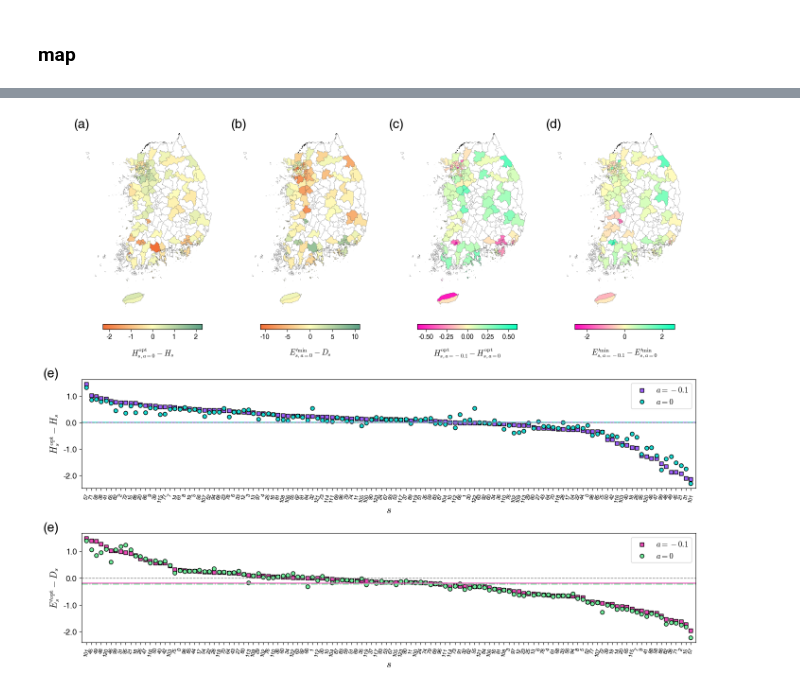
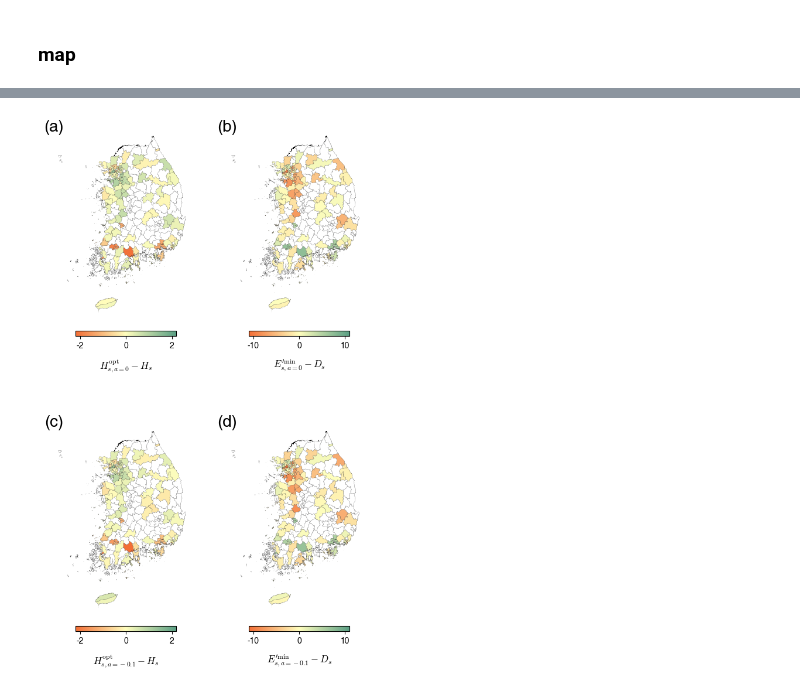
Before and after one commit to kwyosu7/Tuberculosis_hospital_optimization, a Jupyter notebook: article_figure.ipynb, the cells around one changed output, grey strips where cells are left out. Cells and saved outputs as stored; diff of their text form; code cells hidden in the pictures.

```diff
--- a/article_figure.ipynb
+++ b/article_figure.ipynb
@@ -1022,8 +1023,8 @@ def b(data_, a):
 	return (E_0-atNp)/E_0 # b
 # %%
 year= 2022
-i_0=5
-i_01=15
+i_0=15
+i_01=5
 i_005=10
 path='/home/users/YongsungKwon/workplace/Yongpyter/Tuberculosis_hospital_optimization/data_result/'
 data = pd.read_csv(path+'data_over40/'+str(year)+'_40.txt',sep=',')
@@ -1059,6 +1060,9 @@ concat_h_01 = []
 concat_h_0 = []
 concat_E_01 = []
 concat_E_0 = []
+concat_E_01nd=[]
+concat_h_01nd=[]
+
 for l, e in kr_sgg.iterrows():
 	sido = search_sido(e['SIG_CD'])
 	sigungu = e['SIG_KOR_NM']
@@ -1075,7 +1079,8 @@ for l, e in kr_sgg.iterrows():
 		concat_h_0.append(np.nan)
 		concat_E_01.append(np.nan)
 		concat_E_0.append(np.nan)
-
+		concat_E_01nd.append(np.nan)
+		concat_h_01nd.append(np.nan)
 
 
 	else:
@@ -1084,15 +1089,21 @@ for l, e in kr_sgg.iterrows():
 		dE_0 = dt['E_opt_0'].iloc[0] - dt['D'].iloc[0]
 		dh_01 = dt['h_opt_01'].iloc[0] - dt['h_opt_0'].iloc[0]
 		dh_0 =  dt['h_opt_0'].iloc[0] - dt['h'].iloc[0]
+		dE_01nd = dt['E_opt_01'].iloc[0] - dt['D'].iloc[0]
+		dh_01nd =  dt['h_opt_01'].iloc[0] - dt['h'].iloc[0]
 
 		concat_h_01.append(dh_01)
 		concat_h_0.append(dh_0)
 		concat_E_01.append(dE_01)
 		concat_E_0.append(dE_0)
+		concat_E_01nd.append(dE_01nd)
+		concat_h_01nd.append(dh_01nd)
 
 # 결과를 kr_sgg에 추가
 kr_sgg['h_opt_01'] = concat_h_01
 kr_sgg['h_opt_0'] = concat_h_0
 kr_sgg['E_opt_01'] = concat_E_01
 kr_sgg['E_opt_0'] = concat_E_0
+kr_sgg['E_opt_01nd'] = concat_E_01nd
+kr_sgg['h_opt_01nd'] = concat_h_01nd
 # %%
@@ -1219,88 +1197,43 @@ plt.show()
 # %%
-fig = plt.figure(figsize=[14, 12])  # Adjust figure size
+fig = plt.figure(figsize=[7, 12])  # Adjust figure size
 
-gs = GridSpec(3, 4, figure=fig, height_ratios=[2, 1, 1])  # First row for maps, second row for scatter plot
+gs = GridSpec(2, 2, figure=fig, height_ratios=[1, 1])  # First row for maps, second row for scatter plot
 
 title_pos = [-0., 1.]
 title_size = 20
 
 colors_0 = ['#FFFFFF']
 cmap_0 = LinearSegmentedColormap.from_list('zero_cmap', colors_0, gamma=1)
 norm_0 = mpl.colors.Normalize(vmin=0, vmax=0.1)
 
 color_map1 = ['#F26E36', '#FFFEBD', '#5A9F84']
 cmap_1 = LinearSegmentedColormap.from_list('my_cmap1', color_map1, gamma=1)
 
 color_map2 = ['#FF04BD', '#FFFEBD', '#09FEBD']
 cmap_2 = LinearSegmentedColormap.from_list('my_cmap2', color_map2, gamma=1)
 
 # First row: 4 maps
-map_columns = ['h_opt_0', 'E_opt_0', 'h_opt_01', 'E_opt_01']
-cmap_list = [cmap_1, cmap_1, cmap_2, cmap_2]
+map_columns = ['h_opt_0', 'E_opt_0', 'h_opt_01nd', 'E_opt_01nd']
+cmap_list = [cmap_1, cmap_1, cmap_1, cmap_1]
 labels = [
     r'$H^\mathrm{opt}_{s,a=0} - H_s$',
     r'$E^{\prime\mathrm{min}}_{s,a=0} - D_s$',
-    r'$H^\mathrm{opt}_{s,a=-0.1} - H^\mathrm{opt}_{s,a=0}$',
-    r'$E^{\prime\mathrm{min}}_{s,a=-0.1} - E^{\prime\mathrm{min}}_{s,a=0}$'
+    r'$H^\mathrm{opt}_{s,a=-0.1} - H_s$',
+    r'$E^{\prime\mathrm{min}}_{s,a=-0.1} - D_s$'
 ]
 titles = ['(a)', '(b)', '(c)', '(d)']
+vrange=[2.2,11,2.2,11]
 
 for i, (col, cmap, label, title) in enumerate(zip(map_columns, cmap_list, labels, titles)):
-	ax = fig.add_subplot(gs[0, i])
-	norm = Normalize(vmin=-max(np.abs(kr_sgg[col])), vmax=max(np.abs(kr_sgg[col])))
+	ax = fig.add_subplot(gs[i//2, i%2])
+	norm = Normalize(vmin=-vrange[i], vmax=vrange[i])
 	kr_sgg[kr_sgg[col] != 0].plot(column=col, ax=ax, cmap=cmap, ec='k', norm=norm, legend=False,
-	                             vmin=-max(np.abs(kr_sgg[col])), vmax=max(np.abs(kr_sgg[col])), alpha=1, linewidth=0.1)
+	                             vmin=-vrange[i], vmax=vrange[i], alpha=1, linewidth=0.1)
 	kr_sgg[kr_sgg[col].isna()].plot(column=col, ax=ax, ec='k', color='#FFFFFF', alpha=1, linewidth=0.1)
 	ax.set_xlim(0.73e6, 1.23e6)
 	ax.axis(False)
 	cbar = fig.colorbar(plt.cm.ScalarMappable(cmap=cmap, norm=norm), ax=ax, orientation='horizontal', fraction=0.046, pad=0.04, shrink=0.7)
 	cbar.set_label(label, labelpad=10, fontsize=12)
 	ax.text(title_pos[0], title_pos[1], title, fontsize=title_size, ha='center', va='center', transform=ax.transAxes)
-
-# Second row: Scatter plot
-ax5 = fig.add_subplot(gs[1, :])
-data['diff_h_opt_01'] = data['h_opt_01'] - data['h']
-data['diff_h_opt_0'] = data['h_opt_0'] - data['h']
-
-sorted_data = data.sort_values(by='diff_h_opt_01', ascending=False).reset_index()
-
-ax5.scatter(range(len(sorted_data)), sorted_data['diff_h_opt_01'], label=r'$a=-0.1$', ec='k', c='#9E5FFD', marker='s')
-ax5.axhline(np.mean(sorted_data['diff_h_opt_01']), color='#9E5FFD', linestyle='-', linewidth=1.5)
-ax5.scatter(range(len(sorted_data)), sorted_data['diff_h_opt_0'], label=r'$a=0$', ec='k', c='#18DAD2')
-ax5.axhline(np.mean(sorted_data['diff_h_opt_0']), color='#18DAD2', linestyle='-.', linewidth=1.5)
-ax5.axhline(0, color='gray', linestyle='--', linewidth=1)
-ax5.set_xticks(range(len(sorted_data)))
-ax5.set_xticklabels(sorted_data['index'], rotation=75, fontsize=8)
-ax5.set_yticklabels(ax5.get_yticks(), fontsize=12)
-ax5.set_ylabel(r'$H^\mathrm{opt}_s - H_s$', size=14)
-ax5.set_xlabel(r'$s$', size=16)
-ax5.legend(fontsize='large')
-ax5.set_xlim(-1, len(sorted_data))
-ax5.text(-0.05, 1.05, '(e)', fontsize=title_size, ha='center', va='center', transform=ax5.transAxes)
-
-# Second row: Scatter plot
-ax6 = fig.add_subplot(gs[2, :])
-data['diff_E_opt_01'] = data['E_opt_01'] - data['D']
-data['diff_E_opt_0'] = data['E_opt_0'] - data['D']
-
-sorted_data = data.sort_values(by='diff_E_opt_01', ascending=False).reset_index()
-
-ax6.scatter(range(len(sorted_data)), sorted_data['diff_E_opt_01'], label=r'$a=-0.1$', ec='k', c=rgb_to_hex(237,74,184), marker='s')
-ax6.axhline(np.mean(sorted_data['diff_E_opt_01']), color=rgb_to_hex(237,74,184), linestyle='-', linewidth=1.5)
-ax6.scatter(range(len(sorted_data)), sorted_data['diff_E_opt_0'], label=r'$a=0$', ec='k', c=rgb_to_hex(111,237,155))
-ax6.axhline(np.mean(sorted_data['diff_E_opt_0']), color=rgb_to_hex(111,237,155), linestyle='-.', linewidth=1.5)
-ax6.axhline(0, color='gray', linestyle='--', linewidth=1)
-ax6.set_xticks(range(len(sorted_data)))
-ax6.set_xticklabels(sorted_data['index'], rotation=75, fontsize=8)
-ax6.set_yticklabels(ax5.get_yticks(), fontsize=12)
-ax6.set_ylabel(r'$E^{\prime\mathrm{opt}}_s - D_s$', size=14)
-ax6.set_xlabel(r'$s$', size=16)
-ax6.legend(fontsize='large')
-ax6.set_xlim(-1, len(sorted_data))
-ax6.text(-0.05, 1.05, '(e)', fontsize=title_size, ha='center', va='center', transform=ax6.transAxes)
-
-plt.tight_layout()
-# plt.savefig('/home/users/YongsungKwon/workplace/Yongpyter/Tuberculosis_hospital_optimization/data_result/figure/dh_dE_scatter.png',dpi=300, transparent=True)
-plt.show()
 # %% [output]
-[figure, old version]
+[figure, new version]
```
Also changed, not shown: parts of 5 cells of this notebook.
